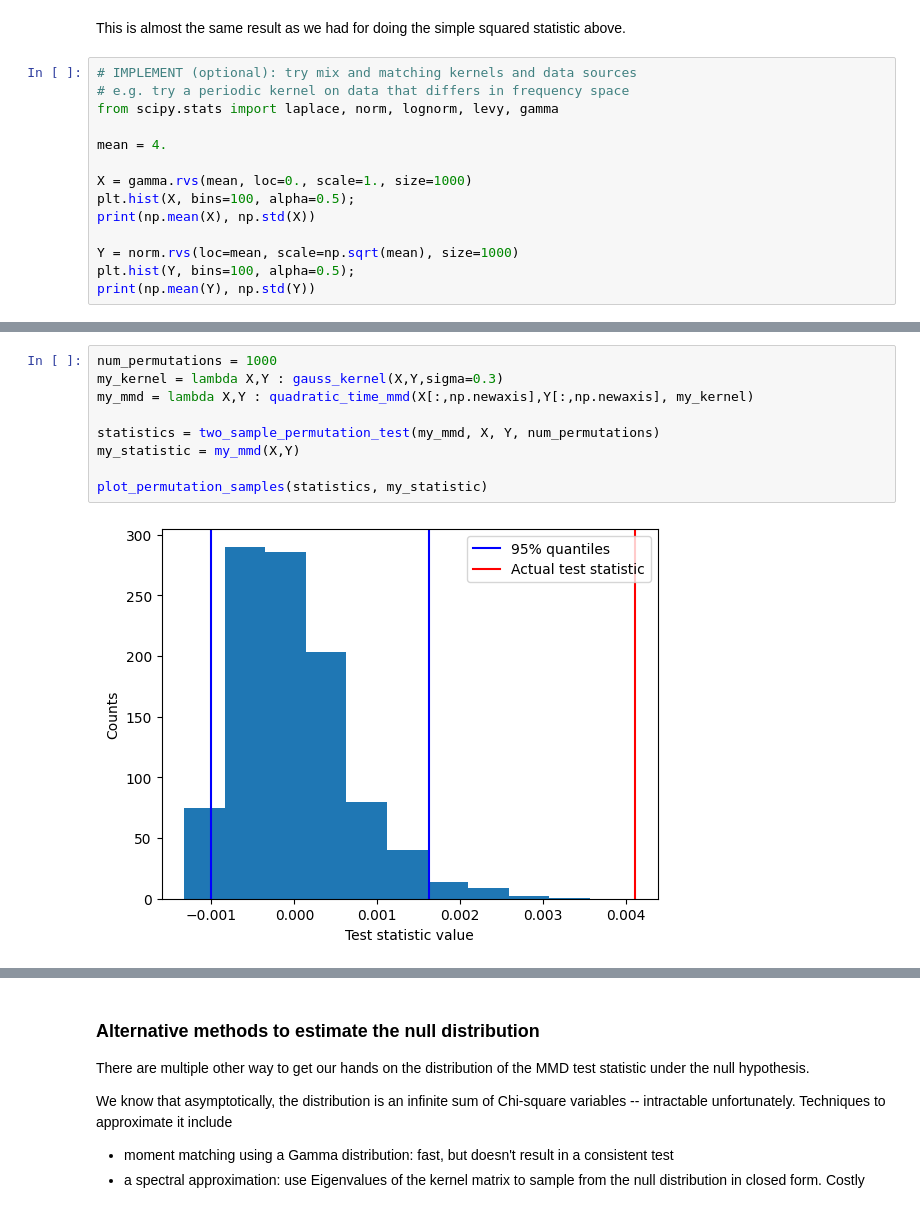
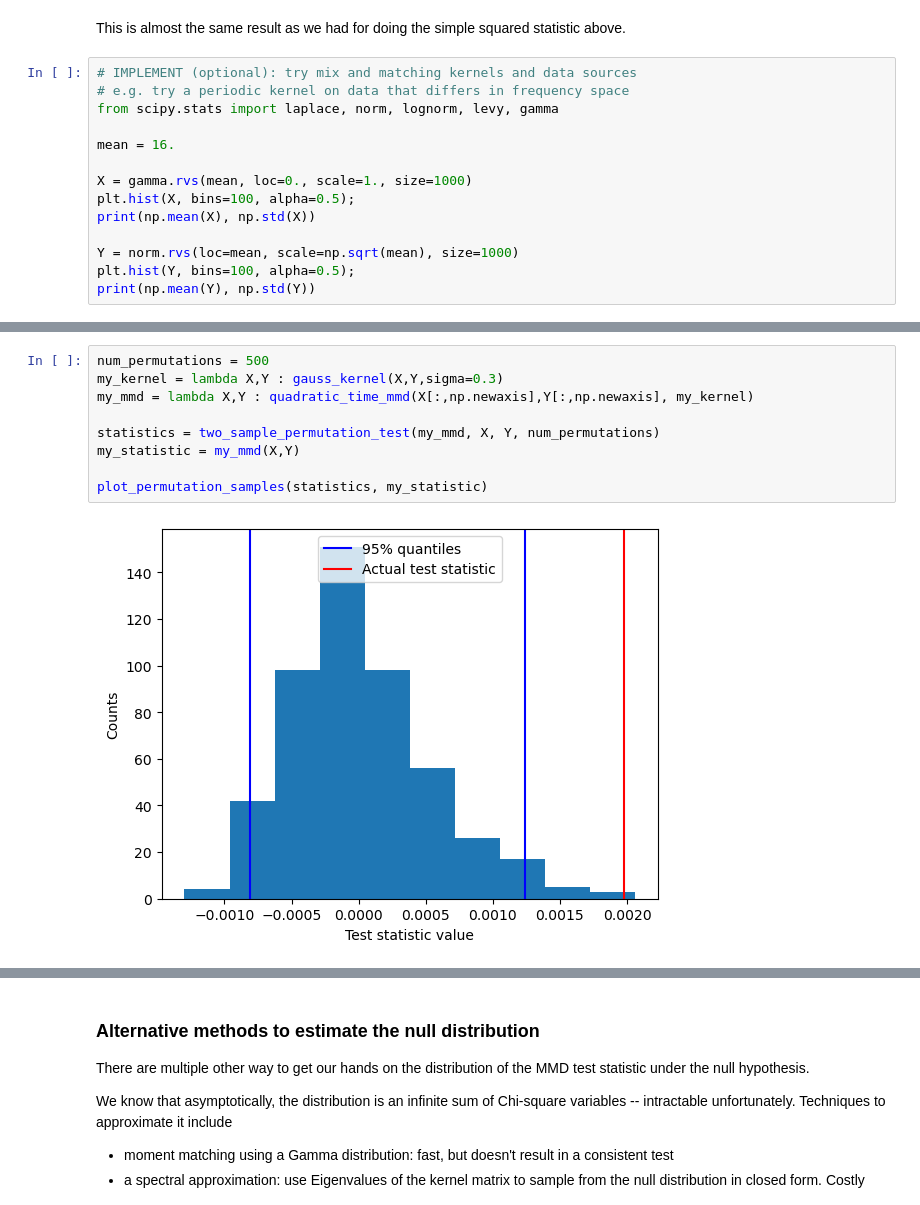
Before and after one commit to luchungi/ds3_kernel_testing, a Jupyter notebook: solutions.ipynb, the cells around one changed output, grey strips where cells are left out. Saved outputs shown, nothing was run; the diff lists cells and outputs as text.

```diff
--- a/solutions.ipynb
+++ b/solutions.ipynb
@@ -449,7 +449,7 @@ This is almost the same result as we had for doing the simple squared statistic
 # e.g. try a periodic kernel on data that differs in frequency space
 from scipy.stats import laplace, norm, lognorm, levy, gamma
 
-mean = 4.
+mean = 16.
 
 X = gamma.rvs(mean, loc=0., scale=1., size=1000)
 plt.hist(X, bins=100, alpha=0.5);
@@ -465,11 +465,11 @@ print(np.mean(Y), np.std(Y))
 # %%
-num_permutations = 1000
+num_permutations = 500
 my_kernel = lambda X,Y : gauss_kernel(X,Y,sigma=0.3)
 my_mmd = lambda X,Y : quadratic_time_mmd(X[:,np.newaxis],Y[:,np.newaxis], my_kernel)
 
 statistics = two_sample_permutation_test(my_mmd, X, Y, num_permutations)
 my_statistic = my_mmd(X,Y)
 
 plot_permutation_samples(statistics, my_statistic)
 # %% [output]
-[figure, old version]
+[figure, new version]
```
Also changed, not shown: parts of 16 cells of this notebook.
